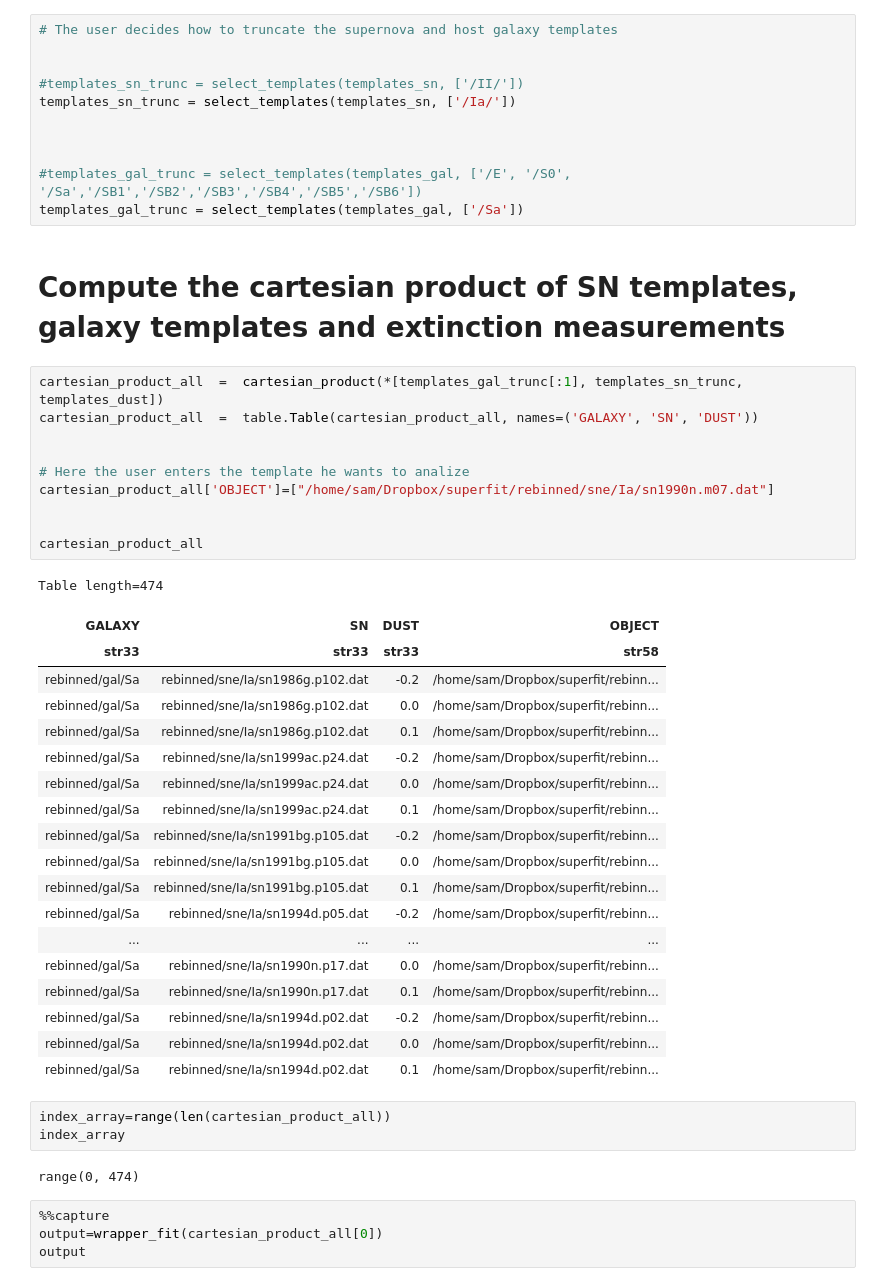
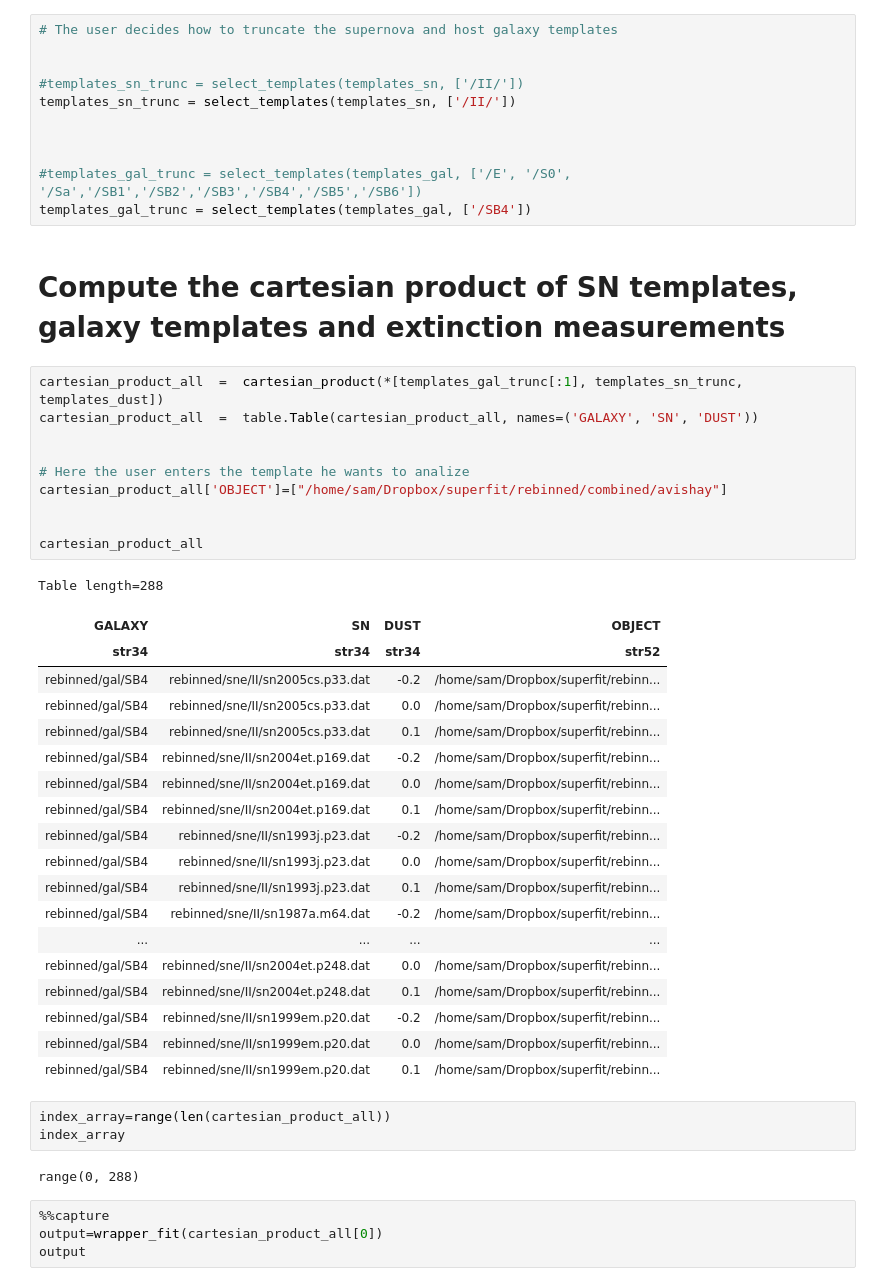
Before and after one commit to oyaron/NGSF, a Jupyter notebook: BFF.ipynb, the cells around one changed output. Cells and saved outputs as stored; diff of their text form.

```diff
--- a/BFF.ipynb
+++ b/BFF.ipynb
@@ -230,49 +232,49 @@ templates_dust = np.array([-0.2, 0, 0.1])
 
 
 #templates_sn_trunc = select_templates(templates_sn, ['/II/'])
-templates_sn_trunc = select_templates(templates_sn, ['/Ia/'])
+templates_sn_trunc = select_templates(templates_sn, ['/II/'])
 
 
 
 #templates_gal_trunc = select_templates(templates_gal, ['/E', '/S0', '/Sa','/SB1','/SB2','/SB3','/SB4','/SB5','/SB6'])
-templates_gal_trunc = select_templates(templates_gal, ['/Sa'])
+templates_gal_trunc = select_templates(templates_gal, ['/SB4'])
 # %% [markdown]
 # Compute the cartesian product of SN templates, galaxy templates and extinction measurements
 # %%
 cartesian_product_all  =  cartesian_product(*[templates_gal_trunc[:1], templates_sn_trunc, templates_dust])
 cartesian_product_all  =  table.Table(cartesian_product_all, names=('GALAXY', 'SN', 'DUST'))
 
 
 # Here the user enters the template he wants to analize
-cartesian_product_all['OBJECT']=["/home/sam/Dropbox/superfit/rebinned/sne/Ia/sn1990n.m07.dat"]
+cartesian_product_all['OBJECT']=["/home/sam/Dropbox/superfit/rebinned/combined/avishay"]
 
 
 cartesian_product_all
 # %% [output]
-Table length=474
+Table length=288
 | GALAXY | SN | DUST | OBJECT |
-| str33 | str33 | str33 | str58 |
-| rebinned/gal/Sa | rebinned/sne/Ia/sn1986g.p102.dat | -0.2 | /home/sam/Dropbox/superfit/rebinn... |
-| rebinned/gal/Sa | rebinned/sne/Ia/sn1986g.p102.dat | 0.0 | /home/sam/Dropbox/superfit/rebinn... |
-| rebinned/gal/Sa | rebinned/sne/Ia/sn1986g.p102.dat | 0.1 | /home/sam/Dropbox/superfit/rebinn... |
-| rebinned/gal/Sa | rebinned/sne/Ia/sn1999ac.p24.dat | -0.2 | /home/sam/Dropbox/superfit/rebinn... |
-| rebinned/gal/Sa | rebinned/sne/Ia/sn1999ac.p24.dat | 0.0 | /home/sam/Dropbox/superfit/rebinn... |
-| rebinned/gal/Sa | rebinned/sne/Ia/sn1999ac.p24.dat | 0.1 | /home/sam/Dropbox/superfit/rebinn... |
-| rebinned/gal/Sa | rebinned/sne/Ia/sn1991bg.p105.dat | -0.2 | /home/sam/Dropbox/superfit/rebinn... |
-| rebinned/gal/Sa | rebinned/sne/Ia/sn1991bg.p105.dat | 0.0 | /home/sam/Dropbox/superfit/rebinn... |
-| rebinned/gal/Sa | rebinned/sne/Ia/sn1991bg.p105.dat | 0.1 | /home/sam/Dropbox/superfit/rebinn... |
-| rebinned/gal/Sa | rebinned/sne/Ia/sn1994d.p05.dat | -0.2 | /home/sam/Dropbox/superfit/rebinn... |
+| str34 | str34 | str34 | str52 |
+| rebinned/gal/SB4 | rebinned/sne/II/sn2005cs.p33.dat | -0.2 | /home/sam/Dropbox/superfit/rebinn... |
+| rebinned/gal/SB4 | rebinned/sne/II/sn2005cs.p33.dat | 0.0 | /home/sam/Dropbox/superfit/rebinn... |
+| rebinned/gal/SB4 | rebinned/sne/II/sn2005cs.p33.dat | 0.1 | /home/sam/Dropbox/superfit/rebinn... |
+| rebinned/gal/SB4 | rebinned/sne/II/sn2004et.p169.dat | -0.2 | /home/sam/Dropbox/superfit/rebinn... |
+| rebinned/gal/SB4 | rebinned/sne/II/sn2004et.p169.dat | 0.0 | /home/sam/Dropbox/superfit/rebinn... |
+| rebinned/gal/SB4 | rebinned/sne/II/sn2004et.p169.dat | 0.1 | /home/sam/Dropbox/superfit/rebinn... |
+| rebinned/gal/SB4 | rebinned/sne/II/sn1993j.p23.dat | -0.2 | /home/sam/Dropbox/superfit/rebinn... |
+| rebinned/gal/SB4 | rebinned/sne/II/sn1993j.p23.dat | 0.0 | /home/sam/Dropbox/superfit/rebinn... |
+| rebinned/gal/SB4 | rebinned/sne/II/sn1993j.p23.dat | 0.1 | /home/sam/Dropbox/superfit/rebinn... |
+| rebinned/gal/SB4 | rebinned/sne/II/sn1987a.m64.dat | -0.2 | /home/sam/Dropbox/superfit/rebinn... |
 | ... | ... | ... | ... |
-| rebinned/gal/Sa | rebinned/sne/Ia/sn1990n.p17.dat | 0.0 | /home/sam/Dropbox/superfit/rebinn... |
-| rebinned/gal/Sa | rebinned/sne/Ia/sn1990n.p17.dat | 0.1 | /home/sam/Dropbox/superfit/rebinn... |
-| rebinned/gal/Sa | rebinned/sne/Ia/sn1994d.p02.dat | -0.2 | /home/sam/Dropbox/superfit/rebinn... |
-| rebinned/gal/Sa | rebinned/sne/Ia/sn1994d.p02.dat | 0.0 | /home/sam/Dropbox/superfit/rebinn... |
-| rebinned/gal/Sa | rebinned/sne/Ia/sn1994d.p02.dat | 0.1 | /home/sam/Dropbox/superfit/rebinn... |
+| rebinned/gal/SB4 | rebinned/sne/II/sn2004et.p248.dat | 0.0 | /home/sam/Dropbox/superfit/rebinn... |
+| rebinned/gal/SB4 | rebinned/sne/II/sn2004et.p248.dat | 0.1 | /home/sam/Dropbox/superfit/rebinn... |
+| rebinned/gal/SB4 | rebinned/sne/II/sn1999em.p20.dat | -0.2 | /home/sam/Dropbox/superfit/rebinn... |
+| rebinned/gal/SB4 | rebinned/sne/II/sn1999em.p20.dat | 0.0 | /home/sam/Dropbox/superfit/rebinn... |
+| rebinned/gal/SB4 | rebinned/sne/II/sn1999em.p20.dat | 0.1 | /home/sam/Dropbox/superfit/rebinn... |
 # %%
 index_array=range(len(cartesian_product_all))
 index_array
 # %% [output]
-range(0, 474)
+range(0, 288)
 # %%
 %%capture
 output=wrapper_fit(cartesian_product_all[0])
```
Also changed, not shown: parts of 7 cells of this notebook.
